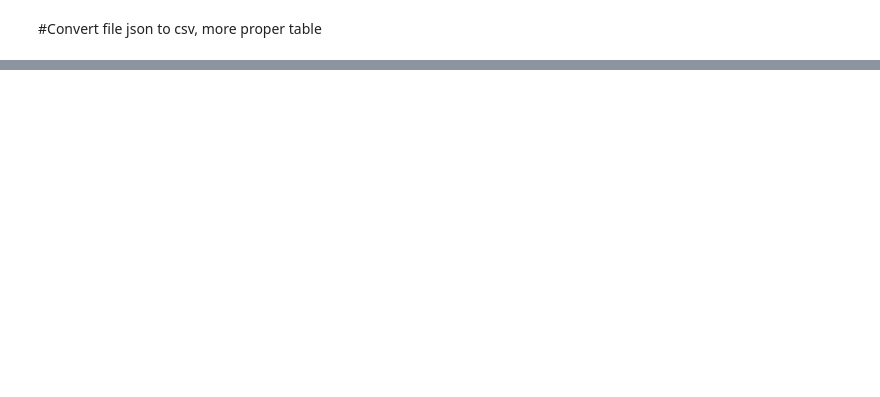
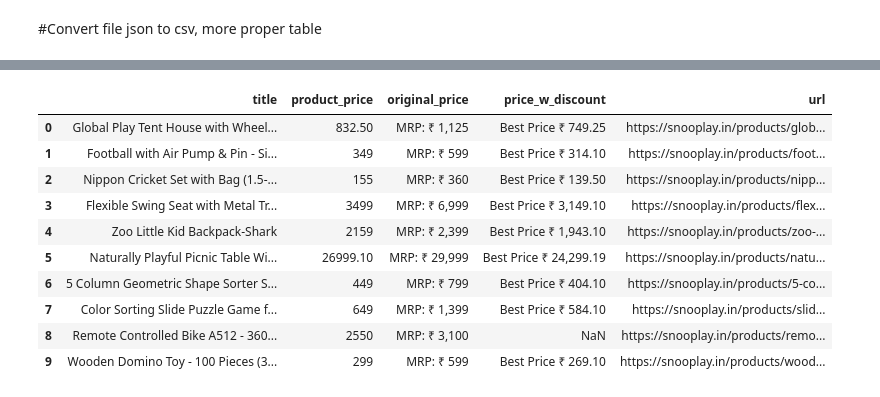
Before and after one commit to rjrizani/marketplace_-Competitive, a Jupyter notebook: EDA.ipynb, the cells around one changed output, grey strips where cells are left out. Drawn from its saved outputs; the diff is of its cells as text; code cells hidden in the pictures; blank space fills up the shorter version.

```diff
--- a/EDA.ipynb
+++ b/EDA.ipynb
@@ -86,0 +79,17 @@ df.to_csv('output_firstcry_cleaned.csv', index=False)
+# %%
+
+#remove  ₹ and change the datatype to int
+df_snooplay['product_price'] = df_snooplay['product_price'].str.replace('₹', '').str.replace(',', '')
+df_snooplay.head(10)
+# %% [output]
+|  | title | product_price | original_price | price_w_discount | url |
+| 0 | Global Play Tent House with Wheel... | 832.50 | MRP: ₹ 1,125 | Best Price ₹ 749.25 | https://snooplay.in/products/glob... |
+| 1 | Football with Air Pump & Pin - Si... | 349 | MRP: ₹ 599 | Best Price ₹ 314.10 | https://snooplay.in/products/foot... |
+| 2 | Nippon Cricket Set with Bag (1.5-... | 155 | MRP: ₹ 360 | Best Price ₹ 139.50 | https://snooplay.in/products/nipp... |
+| 3 | Flexible Swing Seat with Metal Tr... | 3499 | MRP: ₹ 6,999 | Best Price ₹ 3,149.10 | https://snooplay.in/products/flex... |
+| 4 | Zoo Little Kid Backpack-Shark | 2159 | MRP: ₹ 2,399 | Best Price ₹ 1,943.10 | https://snooplay.in/products/zoo-... |
+| 5 | Naturally Playful Picnic Table Wi... | 26999.10 | MRP: ₹ 29,999 | Best Price ₹ 24,299.19 | https://snooplay.in/products/natu... |
+| 6 | 5 Column Geometric Shape Sorter S... | 449 | MRP: ₹ 799 | Best Price ₹ 404.10 | https://snooplay.in/products/5-co... |
+| 7 | Color Sorting Slide Puzzle Game f... | 649 | MRP: ₹ 1,399 | Best Price ₹ 584.10 | https://snooplay.in/products/slid... |
+| 8 | Remote Controlled Bike A512 - 360... | 2550 | MRP: ₹ 3,100 | NaN | https://snooplay.in/products/remo... |
+| 9 | Wooden Domino Toy - 100 Pieces (3... | 299 | MRP: ₹ 599 | Best Price ₹ 269.10 | https://snooplay.in/products/wood... |
```
Also changed, not shown: parts of 14 cells of this notebook, 4 other files.
